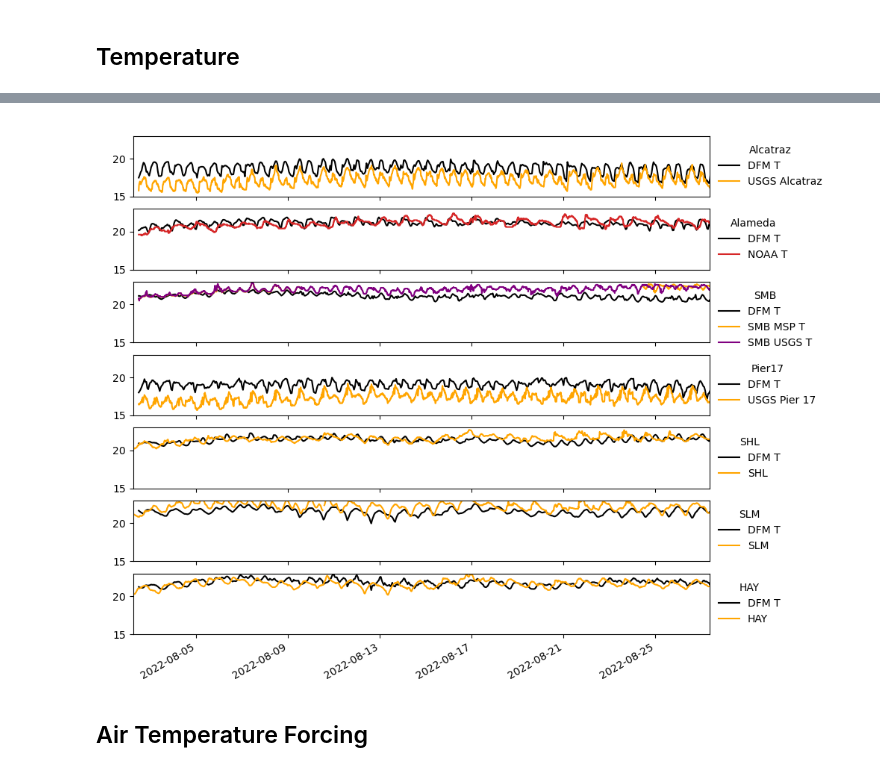
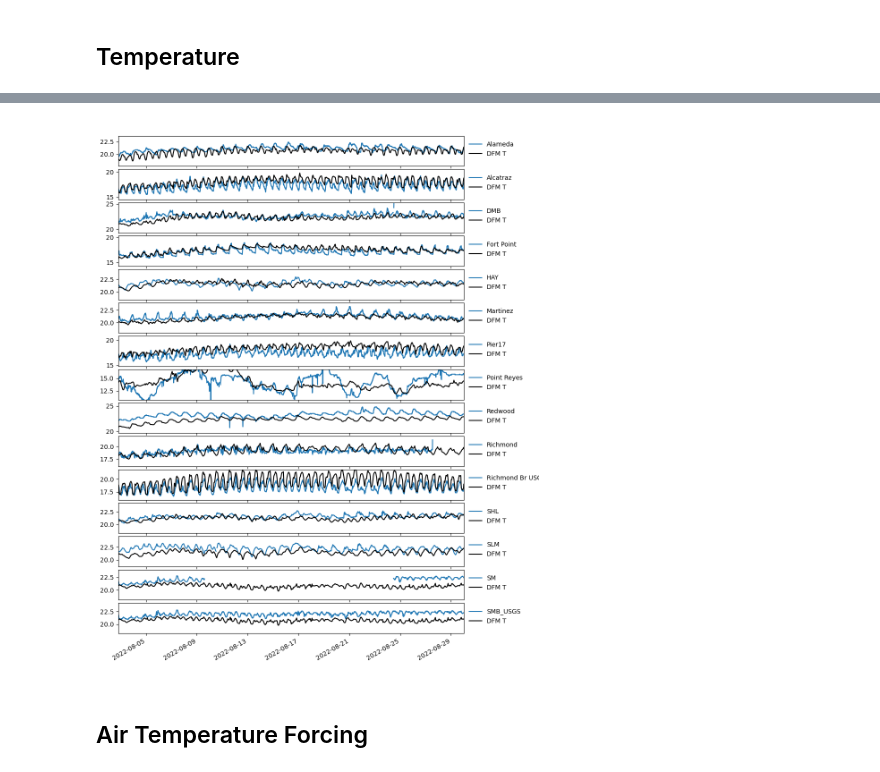
Before and after one commit to rustychris/wy2022_bloom, a Jupyter notebook: plot_dfm_bloom_tracers_v03.ipynb, the cells around one changed output, grey strips where cells are left out. Cells and saved outputs as stored; diff of their text form; code cells hidden in the pictures.

```diff
--- a/plot_dfm_bloom_tracers_v03.ipynb
+++ b/plot_dfm_bloom_tracers_v03.ipynb
@@ -40,9 +42,19 @@ import datetime
 # Updated forcing for ocean BC, air temp, fix longitude for solar rad.
 # run_dir="bloom_tracers_v04/run_20220802T1200_20220830T0000_v02"
 # swim_speeds=[10]
+# Switch to just 5 m/d, update temperature parameters:
 # Use CdWind for Stanton and Dalton numbers
-run_dir="bloom_tracers_v05/run_20220802T1200_20220830T0000_v00"
-swim_speeds=[5]
+#run_dir="bloom_tracers_v05/run_20220802T1200_20220830T0000_v00"
+#swim_speeds=[5]
+
+# No temperature run.
+#run_dir="bloom_tracers_v06/run_20220802T1200_20220830T0000_v00"
+#swim_speeds=[5,10]
+
+# Temperature run with initial condition based on ACSPO daily sub-skin
+# data, and shift time of temperature initialization to increase alignment
+# with daily data.
+run_dir="bloom_tracers_v08/run_20220802T1930_20220830T0000_v00"
 
 model=dfm.DFlowModel.load(run_dir)
 # %%
@@ -165,91 +142,75 @@ sm_l2, shl_l2, slm_l2, hay_l2 = msp_data
 # %%
 # Representative points
 # manual picks from plot
-l2m=proj_utils.mapper('WGS84','EPSG:26910')
-sites=dict( Alcatraz = np.r_[550030,4.18629e6],
-            Alameda = np.r_[562410, 4.17998e6],
-            SMB = np.r_[566900, 4.16085e6],
-            Pier17 = np.r_[553056, 4184134],
-            SHL = l2m( [-122.243,37.63079] ),
-            SLM = l2m( [-122.218,37.6742]),
-            HAY = l2m( [-122.201,37.61174]))
+#l2m=proj_utils.mapper('WGS84','EPSG:26910')
+#sites=dict( Alcatraz = np.r_[550030,4.18629e6],
+#            Alameda = np.r_[562410, 4.17998e6],
+#            SMB = np.r_[566900, 4.16085e6],
+#            Pier17 = np.r_[553056, 4184134],
+#            SHL = l2m( [-122.243,37.63079] ),
+#            SLM = l2m( [-122.218,37.6742]),
+#            HAY = l2m( [-122.201,37.61174]))
 
-fig,axs=plt.subplots(len(sites),1,sharex=True,figsize=(9.9,7.5))
+stn_df = insitu_df.groupby('station').first()
+
+fig,axs=plt.subplots(len(stn_df),1,sharex=True,figsize=(9.9,12.5))
 
 #dss=[ds_v04,ds]
 #ds_labels=['v04\nImproved forcing','v05\nStanton/Dalton']
 dss=[ds]
-ds_labels=['v05']
+ds_labels=['v08']
 ds_colors=['k','g']
 
-for ax,site in zip(axs,sites):
-    xy=sites[site]
+fixed_range=6.0
+show_avhrr=False
+
+for ax,site in zip(axs,stn_df.index.values):
+    xy=np.r_[ stn_df.loc[site,'x'], stn_df.loc[site,'y'] ]
+    stn_sel = insitu_df[ insitu_df.station==site ]
+    ax.plot(stn_sel.time, stn_sel.T_degC,label=site)
 
     c=grid.select_cells_nearest(xy)
     if len(dss)==1:
         model_temp=ds['tem1'].isel(nFlowElem=c, laydim=-1)
         ax.plot(ds.time.values, model_temp.values,color='k',label=f"DFM T")
     else:
         for d,label,color in zip(dss,ds_labels,ds_colors):
             ax.plot(d.time.values, d['tem1'].isel(nFlowElem=c,laydim=-1),color=color,label=label)
 
     if 0: # air temp from model
         air_temp=ds['Tair'].isel(nFlowElem=c)
         ax.plot(ds.time.values, air_temp,color='tab:blue',label="DFM T$_{air}$")
 
-    noaa_label="NOAA"
-    noaa=None
-    if site=='Alameda':
-        noaa = noaa_alameda
-    elif site=='SMB':
-        msp = ( sm_l2
-                 [(sm_l2.time>=ds.time.values[0]) & (sm_l2.time<=ds.time.values[-1]) ]
-               .set_index('time')
-               ['T_degC'].to_xarray() )
-        ax.plot(msp.time, msp, color='orange', label="SMB MSP T")
-        #noaa_label="NOAA Redwood"
-        ax.plot(smb_usgs.time, smb_usgs.temperature_water, color='purple',label='SMB USGS T')
-    elif site=='Alcatraz':
-        ax.plot(alcatraz_usgs.time, alcatraz_usgs.temperature_water, color='orange', label="USGS Alcatraz")
-    elif site=='Pier17':
-        ax.plot(pier17_usgs.time, pier17_usgs.temperature_water, color='orange', label="USGS Pier 17")
-    elif site=='SHL':
-        ax.plot(shl_l2.time, shl_l2.T_degC, color='orange', label="SHL")
-    elif site=='HAY':
-        ax.plot(hay_l2.time, hay_l2.T_degC, color='orange', label="HAY")
-    elif site=='SLM':
-        ax.plot(slm_l2.time, slm_l2.T_degC, color='orange', label="SLM")
-    else:
-        noaa = None
+    #ax.plot(noaa.time, noaa.air_temperature, color='tab:green', label=noaa_label + " T$_{air}$")
 
-    if noaa is not None:
-        ax.plot(noaa.time, noaa.water_temperature, color='tab:red', label=noaa_label + " T")
-        #ax.plot(noaa.time, noaa.air_temperature, color='tab:green', label=noaa_label + " T$_{air}$")
-
-    if 0: # Show RS extrap
+    if show_avhrr: # Show RS extrap
         dists = (xy[0] - avhrr_ds.x.values)**2 + (xy[1] - avhrr_ds.y.values)**2
+        dists[~avhrr_ds.water.values] = 1e8 # ignore land
         row,col=np.unravel_index( np.argmin(dists), dists.shape)
         err = utils.dist(xy - np.r_[avhrr_ds.x.values[row,col], avhrr_ds.y.values[row,col]])
         print(f"Site: {site}  station-pixel distance: {err:.1f} m")
         avhrr_t=avhrr_ds.extrap_spatiotemporal_mu.isel(latitude=row,longitude=col)
         if 0:
             ax.plot(avhrr_ds.time.values, avhrr_t, label=f"Extrap RS", color='tab:purple')
         else:
             avhrr_var=avhrr_ds.extrap_spatiotemporal_var.isel(latitude=row,longitude=col)
             t_low = avhrr_t - np.sqrt(avhrr_var)
             t_high = avhrr_t + np.sqrt(avhrr_var)
             ax.fill_between(avhrr_ds.time.values, t_low, t_high, label=f"Extrap RS", color='tab:purple',
                            alpha=0.2, zorder=-1)
 
-    ax.legend(title=site,loc='upper left', bbox_to_anchor=(1,1),frameon=0)
-    ax.axis(xmin=ds.time.values[0], xmax=ds.time.values[-1],ymin=12,ymax=26)
+    ax.legend(loc='upper left', bbox_to_anchor=(1,1),frameon=0)
+    ax.axis(xmin=ds.time.values[0], xmax=ds.time.values[-1]) # ymin=12,ymax=26)
+    if fixed_range:
+        Tmedian = np.nanmedian(stn_sel.T_degC)
+        if len(dss)==1:
+            Tmedian = 0.5*(Tmedian + np.nanmedian(model_temp.values))
+        ax.axis(ymin=Tmedian-fixed_range/2.0,ymax=Tmedian+fixed_range/2.0)
+
 fig.autofmt_xdate()
-fig.subplots_adjust(left=0.05,right=0.83,top=0.97,bottom=0.08)
-
-for ax in axs:
-    ax.axis( (19206.25, 19231.35, 15, 23))
+fig.subplots_adjust(left=0.05,right=0.83,top=0.97,bottom=0.08,hspace=0.1)
 # %% [output]
-[figure, old version]
+[figure, new version]
 # %%
 # What does DFM think is going with the other heat flux terms?
 if 0:
```
Also changed, not shown: parts of 11 cells of this notebook, 4 other files.
